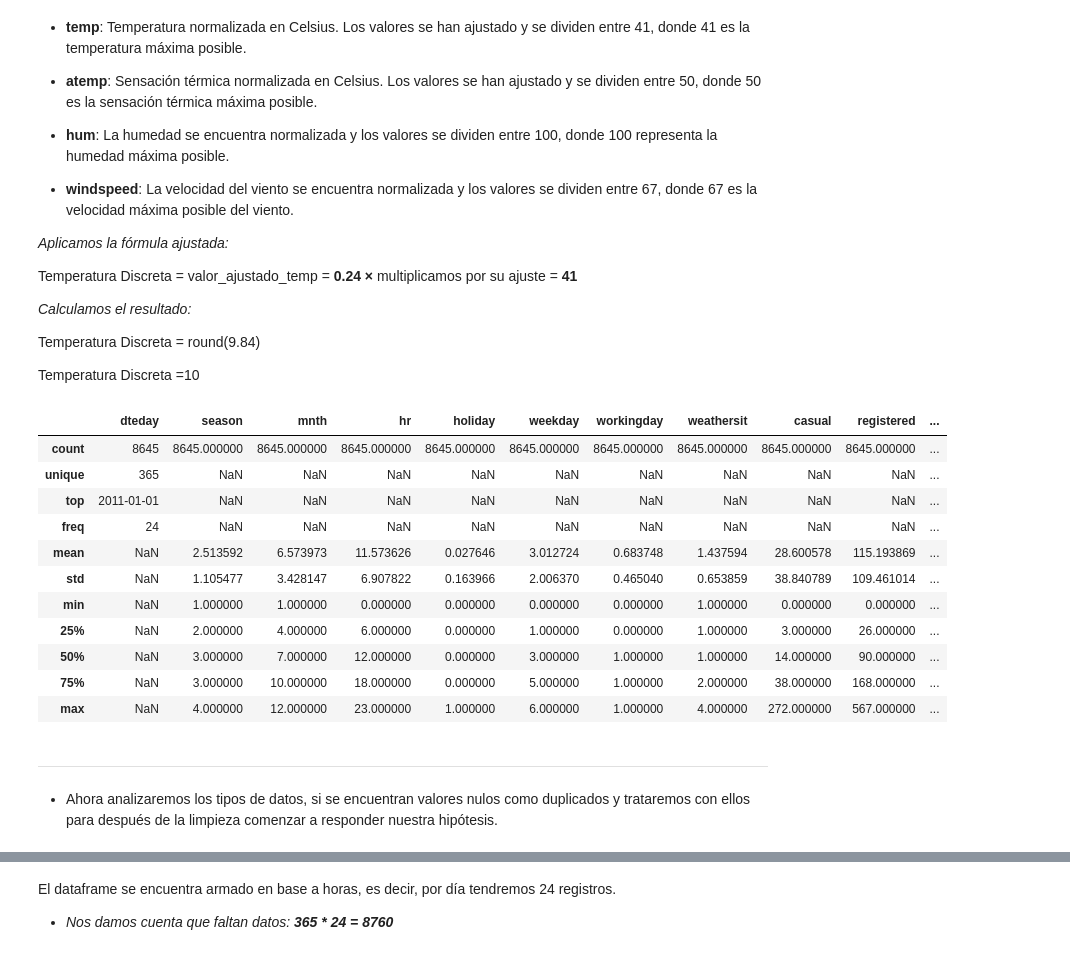
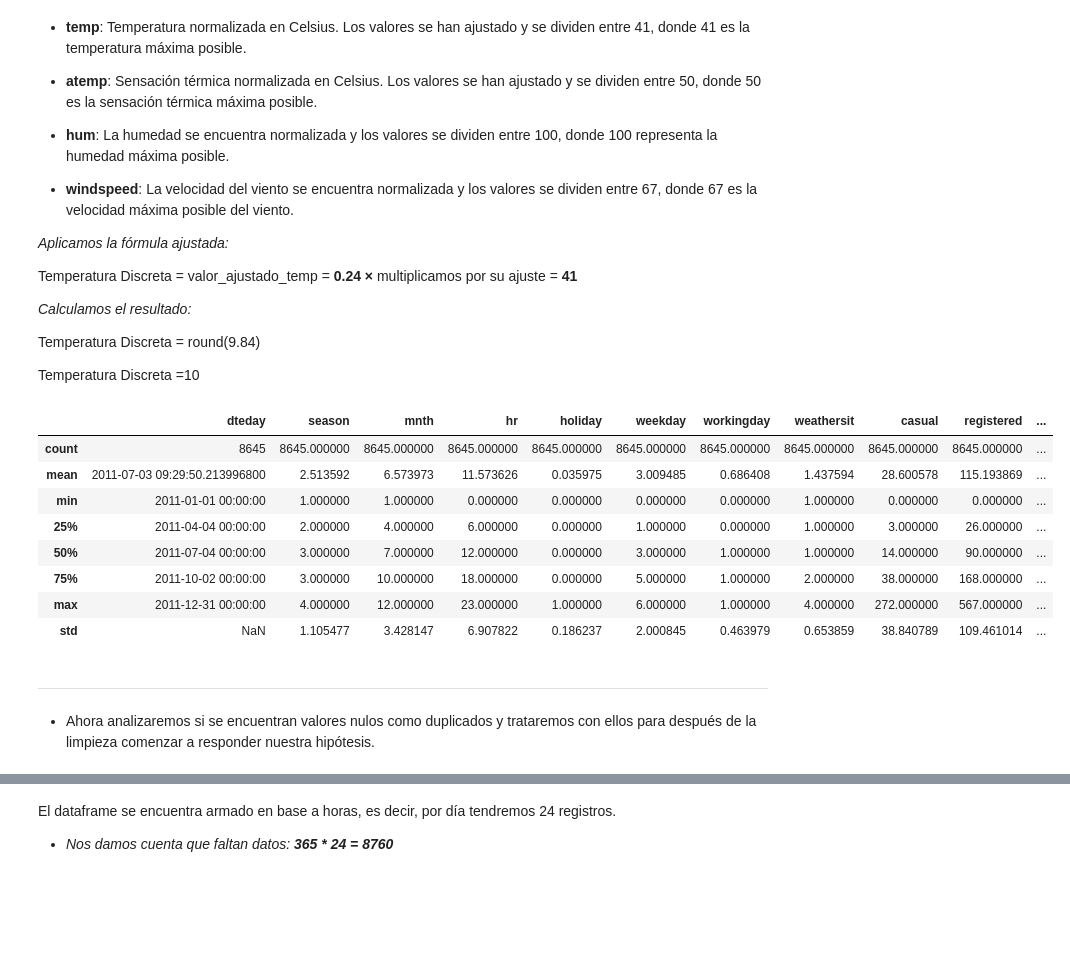
Before and after one commit to solfontan/Capital_Bikeshare_EDA, a Jupyter notebook: Datos_analisis.ipynb, the cells around one changed output, grey strips where cells are left out. Cells and saved outputs as stored; diff of their text form; code cells hidden in the pictures; blank space fills up the shorter version.

```diff
--- a/Datos_analisis.ipynb
+++ b/Datos_analisis.ipynb
@@ -266,28 +351,26 @@ Temperatura Discreta = round(9.84)
 Temperatura Discreta =10
 # %%
 df2011 = df2011.assign(
-    temperatura = (lambda x : round(x.temp * 41)),
-    sensacionTermica = (lambda x : round(x.atemp * 50)),
-    humedad = (lambda x : round(x.hum * 100)),
-    velViento = (lambda x: round(x.windspeed * 67))
+    temperature = (lambda x : round(x.temp * 41)),
+    thermal_sensation = (lambda x : round(x.atemp * 50)),
+    humidity = (lambda x : round(x.hum * 100)),
+    wind_speed = (lambda x: round(x.windspeed * 67))
 )
 # %%
 df2011.drop(columns= ['temp','atemp','hum', 'windspeed'], inplace=True)
-df2011.describe(include='all')
-# %% [output]
-|  | dteday | season | mnth | hr | holiday | weekday | workingday | weathersit | casual | registered | ... |
-| count | 8645 | 8645.000000 | 8645.000000 | 8645.000000 | 8645.000000 | 8645.000000 | 8645.000000 | 8645.000000 | 8645.000000 | 8645.000000 | ... |
-| unique | 365 | NaN | NaN | NaN | NaN | NaN | NaN | NaN | NaN | NaN | ... |
-| top | 2011-01-01 | NaN | NaN | NaN | NaN | NaN | NaN | NaN | NaN | NaN | ... |
-| freq | 24 | NaN | NaN | NaN | NaN | NaN | NaN | NaN | NaN | NaN | ... |
-| mean | NaN | 2.513592 | 6.573973 | 11.573626 | 0.027646 | 3.012724 | 0.683748 | 1.437594 | 28.600578 | 115.193869 | ... |
-| std | NaN | 1.105477 | 3.428147 | 6.907822 | 0.163966 | 2.006370 | 0.465040 | 0.653859 | 38.840789 | 109.461014 | ... |
-| min | NaN | 1.000000 | 1.000000 | 0.000000 | 0.000000 | 0.000000 | 0.000000 | 1.000000 | 0.000000 | 0.000000 | ... |
-| 25% | NaN | 2.000000 | 4.000000 | 6.000000 | 0.000000 | 1.000000 | 0.000000 | 1.000000 | 3.000000 | 26.000000 | ... |
-| 50% | NaN | 3.000000 | 7.000000 | 12.000000 | 0.000000 | 3.000000 | 1.000000 | 1.000000 | 14.000000 | 90.000000 | ... |
-| 75% | NaN | 3.000000 | 10.000000 | 18.000000 | 0.000000 | 5.000000 | 1.000000 | 2.000000 | 38.000000 | 168.000000 | ... |
-| max | NaN | 4.000000 | 12.000000 | 23.000000 | 1.000000 | 6.000000 | 1.000000 | 4.000000 | 272.000000 | 567.000000 | ... |
+# %%
+df2011.describe()
+# %% [output]
+|  | dteday | season | mnth | hr | holiday | weekday | workingday | weathersit | casual | registered | ... |
+| count | 8645 | 8645.000000 | 8645.000000 | 8645.000000 | 8645.000000 | 8645.000000 | 8645.000000 | 8645.000000 | 8645.000000 | 8645.000000 | ... |
+| mean | 2011-07-03 09:29:50.213996800 | 2.513592 | 6.573973 | 11.573626 | 0.035975 | 3.009485 | 0.686408 | 1.437594 | 28.600578 | 115.193869 | ... |
+| min | 2011-01-01 00:00:00 | 1.000000 | 1.000000 | 0.000000 | 0.000000 | 0.000000 | 0.000000 | 1.000000 | 0.000000 | 0.000000 | ... |
+| 25% | 2011-04-04 00:00:00 | 2.000000 | 4.000000 | 6.000000 | 0.000000 | 1.000000 | 0.000000 | 1.000000 | 3.000000 | 26.000000 | ... |
+| 50% | 2011-07-04 00:00:00 | 3.000000 | 7.000000 | 12.000000 | 0.000000 | 3.000000 | 1.000000 | 1.000000 | 14.000000 | 90.000000 | ... |
+| 75% | 2011-10-02 00:00:00 | 3.000000 | 10.000000 | 18.000000 | 0.000000 | 5.000000 | 1.000000 | 2.000000 | 38.000000 | 168.000000 | ... |
+| max | 2011-12-31 00:00:00 | 4.000000 | 12.000000 | 23.000000 | 1.000000 | 6.000000 | 1.000000 | 4.000000 | 272.000000 | 567.000000 | ... |
+| std | NaN | 1.105477 | 3.428147 | 6.907822 | 0.186237 | 2.000845 | 0.463979 | 0.653859 | 38.840789 | 109.461014 | ... |
 # %% [markdown]
 *****
 
-- Ahora analizaremos los tipos de datos, si se encuentran valores nulos como duplicados y trataremos con ellos para después de la limpieza comenzar a responder nuestra hipótesis.
+- Ahora analizaremos si se encuentran valores nulos como duplicados y trataremos con ellos para después de la limpieza comenzar a responder nuestra hipótesis.
```
Also changed, not shown: parts of 36 cells of this notebook, 23 other files.
